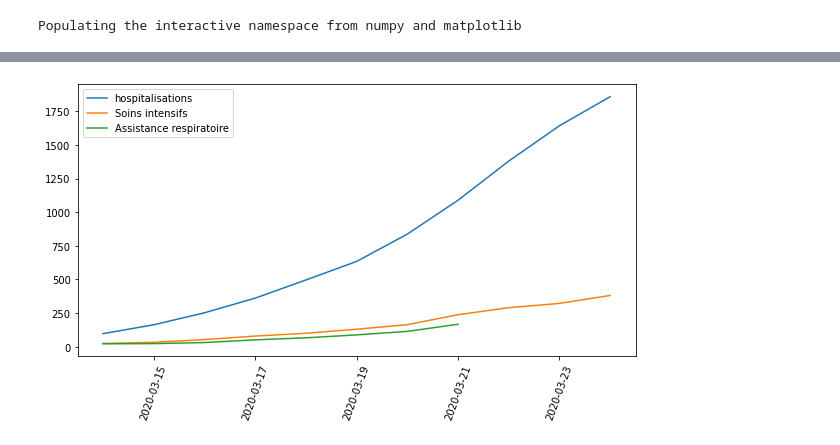
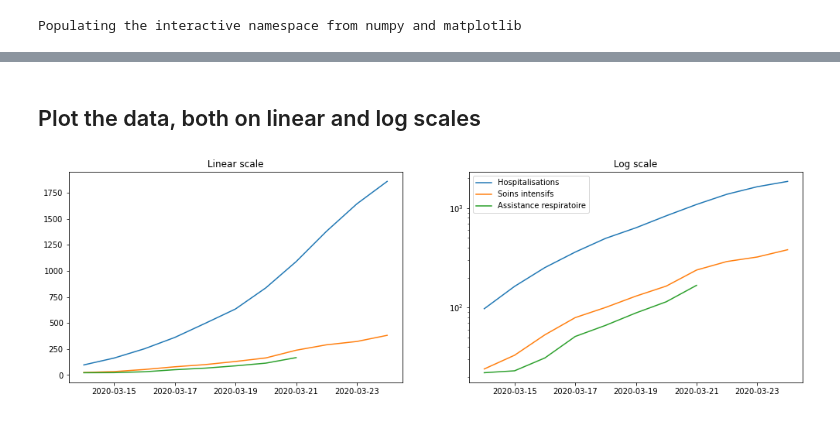
Before and after one commit to C4ptainCrunch/covid-19-plots, a Jupyter notebook: covid-regression.ipynb, the cells around one changed output, grey strips where cells are left out. Cells and saved outputs as stored; diff of their text form; code cells hidden in the pictures.

Commit message:
Update with side by side graphs

```diff
--- a/covid-regression.ipynb
+++ b/covid-regression.ipynb
@@ -47,8 +50,16 @@ df
+# %% [markdown]
+## Plot the data, both on linear and log scales
 # %%
-plt.plot(df.index, df.hospit, label="hospitalisations")
-plt.plot(df.index, df.intensif, label="Soins intensifs")
-plt.plot(df.index, df.respi, label="Assistance respiratoire")
-plt.xticks(rotation=70)
+f, (ax1, ax2) = plt.subplots(1, 2)
+ax2.set_yscale('log')
+ax1.set_title('Linear scale')
+ax2.set_title('Log scale')
+
+for ax in (ax1, ax2):
+    ax.plot(df.index, df.hospit, label="Hospitalisations")
+    ax.plot(df.index, df.intensif, label="Soins intensifs")
+    ax.plot(df.index, df.respi, label="Assistance respiratoire")
+
 plt.legend();
 # %% [output]
-[figure, old version]
+[figure, new version]
```
Also changed, not shown: parts of 14 cells of this notebook.
